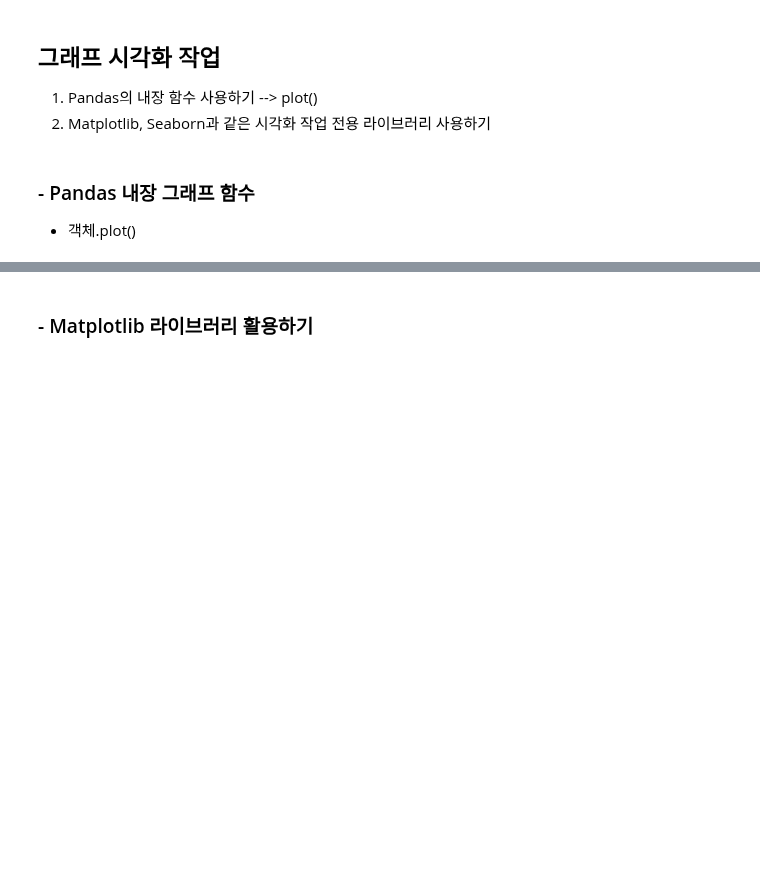
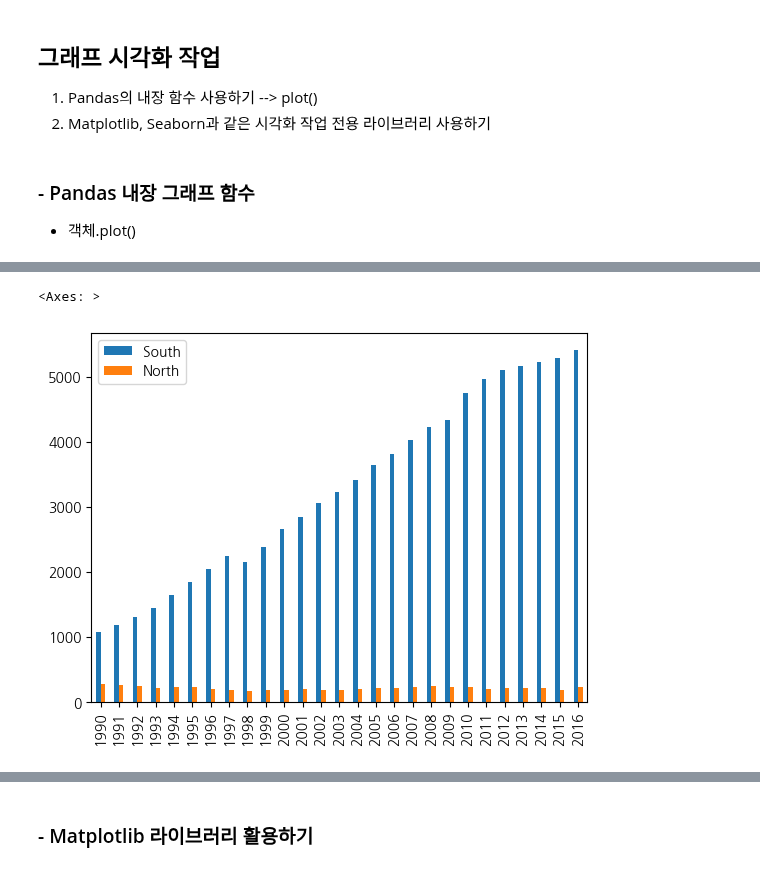
Before and after one commit to arkwith7/aSSIST_ML, a Jupyter notebook: Python1/강의노트_Jupyter notebook/6. EDA_시각화 작업 실습(1)_aSSIST.ipynb, the cells around one changed output, grey strips where cells are left out. Cells and saved outputs as stored; diff of their text form; code cells hidden in the pictures; blank space fills up the shorter version.

```diff
--- a/Python1/강의노트_Jupyter notebook/6. EDA_시각화 작업 실습(1)_aSSIST.ipynb
+++ b/Python1/강의노트_Jupyter notebook/6. EDA_시각화 작업 실습(1)_aSSIST.ipynb
@@ -40,0 +173,7 @@ import pandas as pd
+# %%
+# bar
+# data.T.plot.bar()
+data.T.plot(kind='bar')
+# %% [output]
+<Axes: >
+[figure, added]
```
Also changed, not shown: parts of 27 cells of this notebook, 1 other file.
